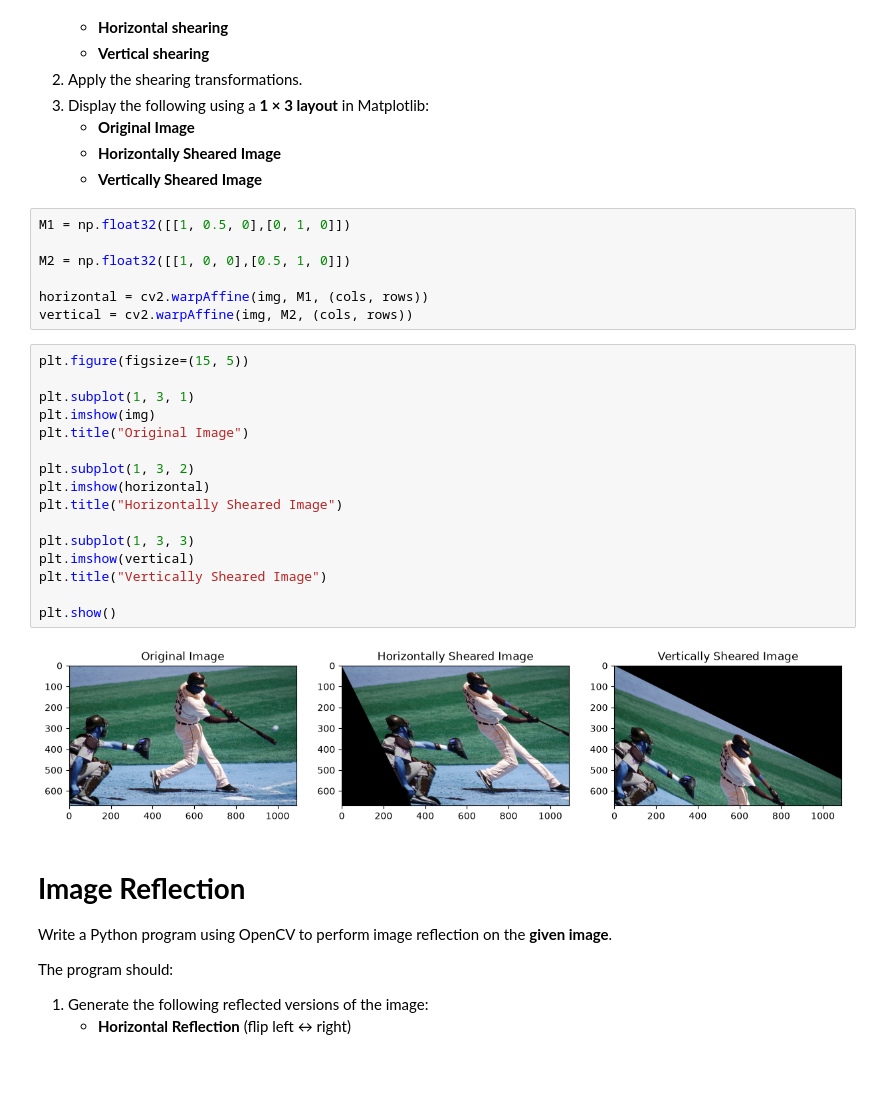
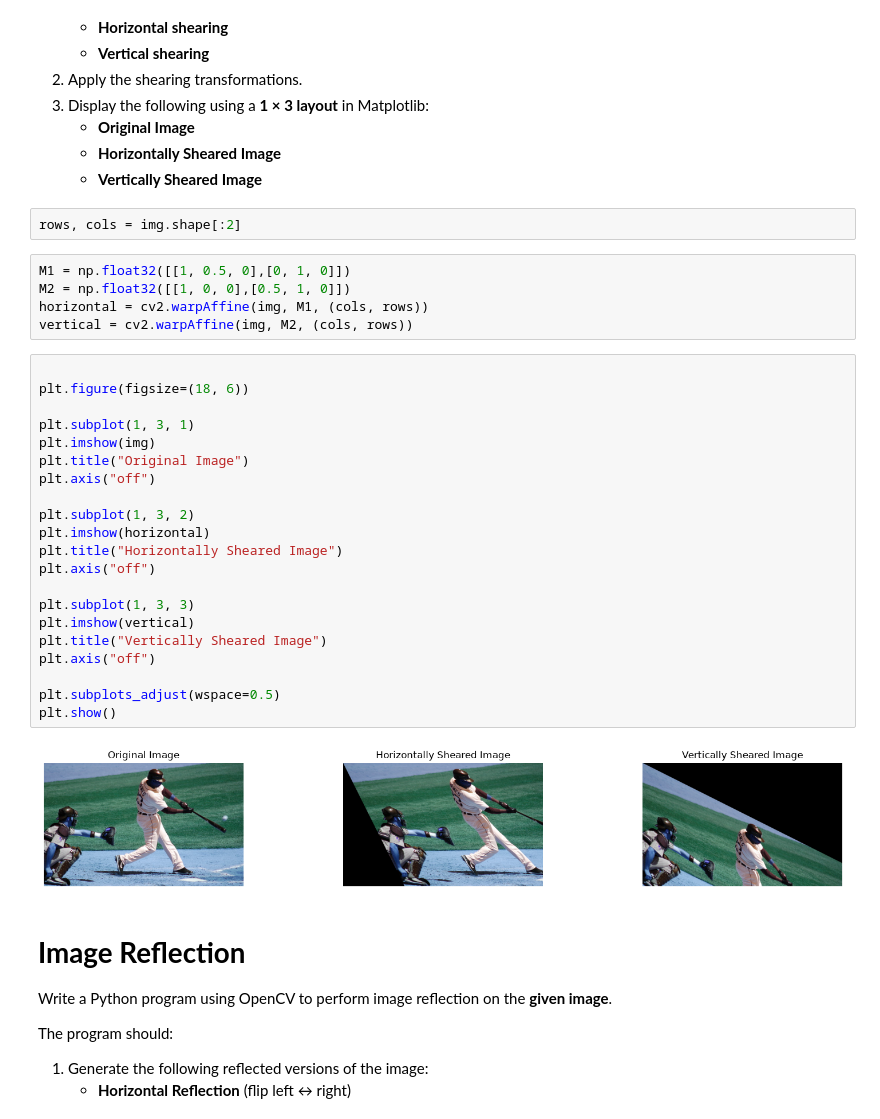
Before and after one commit to monisha-1501/Image-Translation-Using-OpenCV, a Jupyter notebook: Image Translation.ipynb, the cells around one changed output. Saved outputs shown, nothing was run; the diff lists cells and outputs as text; blank space fills up the shorter version.

```diff
--- a/Image Translation.ipynb
+++ b/Image Translation.ipynb
@@ -95,30 +102,35 @@ The program should:
    - **Horizontally Sheared Image**
    - **Vertically Sheared Image**
 # %%
-M1 = np.float32([[1, 0.5, 0],[0, 1, 0]])
-
-M2 = np.float32([[1, 0, 0],[0.5, 1, 0]])
-
-horizontal = cv2.warpAffine(img, M1, (cols, rows))
-vertical = cv2.warpAffine(img, M2, (cols, rows))
+rows, cols = img.shape[:2]
+# %%
+M1 = np.float32([[1, 0.5, 0],[0, 1, 0]])
+M2 = np.float32([[1, 0, 0],[0.5, 1, 0]])
+horizontal = cv2.warpAffine(img, M1, (cols, rows))
+vertical = cv2.warpAffine(img, M2, (cols, rows))
 # %%
-plt.figure(figsize=(15, 5))
+
+plt.figure(figsize=(18, 6))
 
 plt.subplot(1, 3, 1)
 plt.imshow(img)
 plt.title("Original Image")
+plt.axis("off")
 
 plt.subplot(1, 3, 2)
 plt.imshow(horizontal)
 plt.title("Horizontally Sheared Image")
+plt.axis("off")
 
 plt.subplot(1, 3, 3)
 plt.imshow(vertical)
 plt.title("Vertically Sheared Image")
+plt.axis("off")
 
+plt.subplots_adjust(wspace=0.5)
 plt.show()
 # %% [output]
-[figure, old version]
+[figure, new version]
 # %% [markdown]
 # **Image Reflection**
 
```
Also changed, not shown: parts of 5 cells of this notebook.
